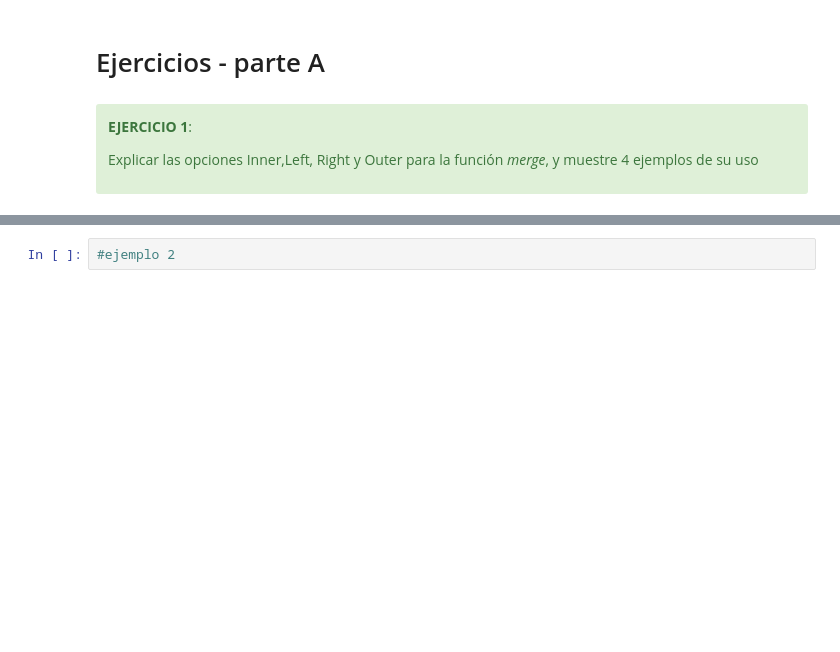
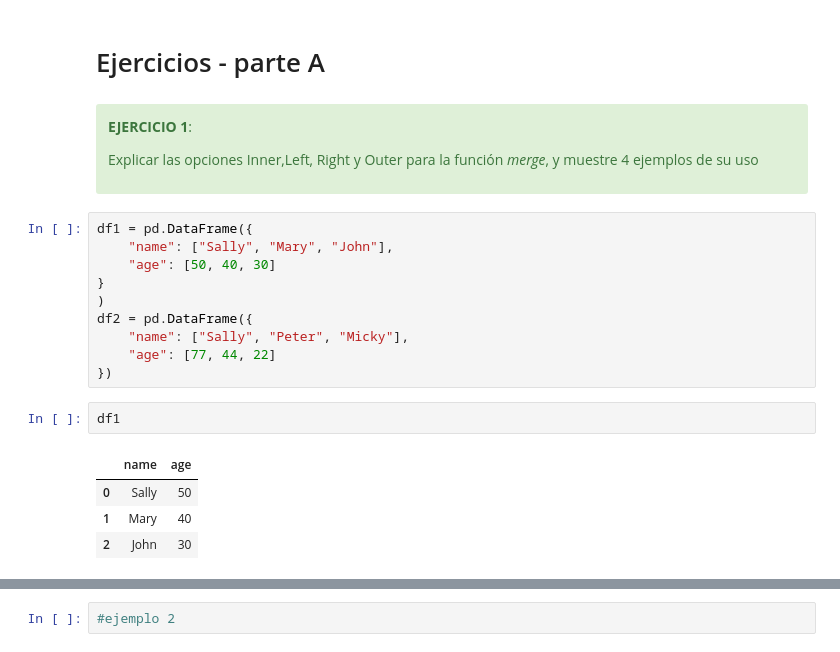
Before and after one commit to chava131011/Data-Science-Coursework, a Jupyter notebook: Classes Resources/CD_07_Pandas_Concat-DatosFaltantes/CD_07_Tarea -CarlosChavarria.ipynb, the cells around one changed output, grey strips where cells are left out. Saved outputs shown, nothing was run; the diff lists cells and outputs as text; blank space fills up the shorter version.

```diff
--- a/Classes Resources/CD_07_Pandas_Concat-DatosFaltantes/CD_07_Tarea -CarlosChavarria.ipynb
+++ b/Classes Resources/CD_07_Pandas_Concat-DatosFaltantes/CD_07_Tarea -CarlosChavarria.ipynb
@@ -15,3 +15,20 @@ Explicar las opciones Inner,Left, Right y Outer para la función *merge*, y mues
 
 
 </div>
+# %%
+df1 = pd.DataFrame({
+    "name": ["Sally", "Mary", "John"],
+    "age": [50, 40, 30]
+}
+)
+df2 = pd.DataFrame({
+    "name": ["Sally", "Peter", "Micky"],
+    "age": [77, 44, 22]
+})
+# %%
+df1
+# %% [output]
+|  | name | age |
+| 0 | Sally | 50 |
+| 1 | Mary | 40 |
+| 2 | John | 30 |
```
Also changed, not shown: parts of 2 cells of this notebook.
